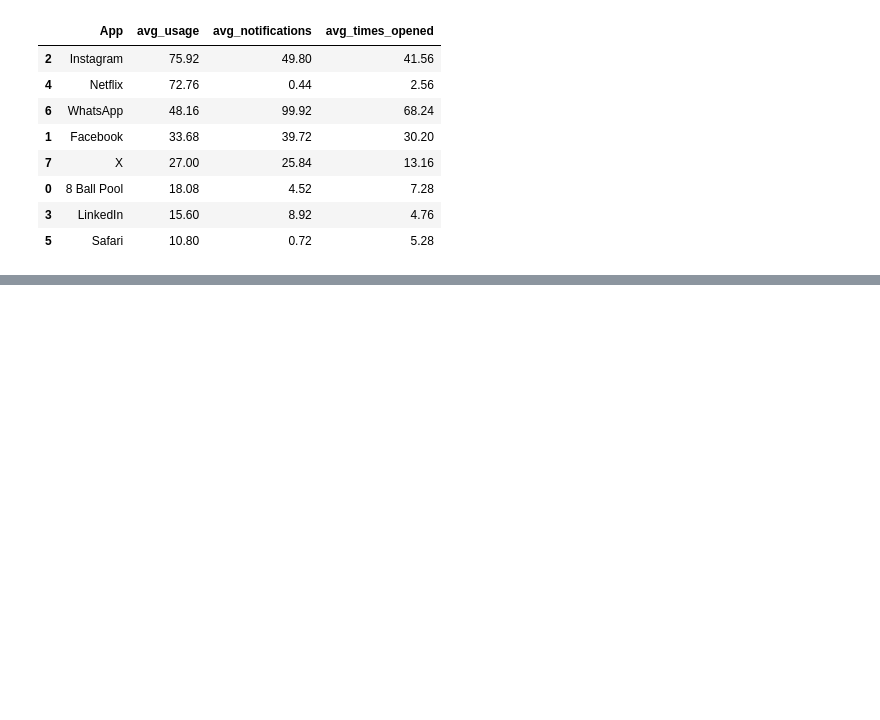
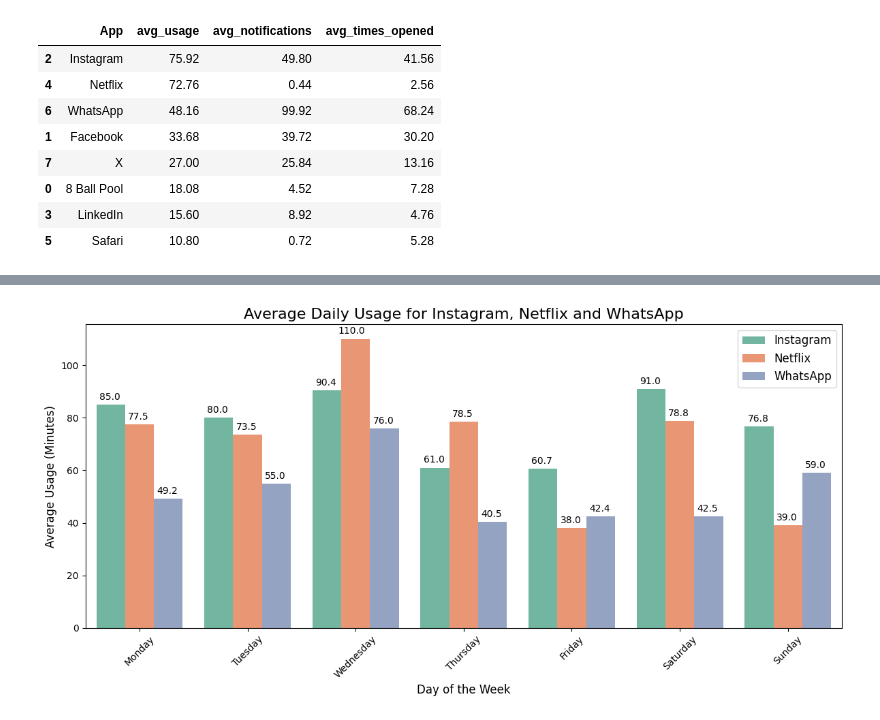
Before and after one commit to ambika1us/Screen-time-analysis-, a Jupyter notebook: Analyzing_Screen_Time.ipynb, the cells around one changed output, grey strips where cells are left out. Cells and saved outputs as stored; diff of their text form; code cells hidden in the pictures; blank space fills up the shorter version.

```diff
--- a/Analyzing_Screen_Time.ipynb
+++ b/Analyzing_Screen_Time.ipynb
@@ -133,0 +131,24 @@ Passing `palette` without assigning `hue` is deprecated and will be removed in v
+# %%
+top_app_data=data[data['App'].isin(['Instagram','Netflix','WhatsApp'])]
+daily_app_usage=top_app_data.groupby(['App','Day of Week'])['Usage (minutes)'].mean().reindex(
+    pd.MultiIndex.from_product([['Instagram','Netflix','WhatsApp'],['Monday','Tuesday','Wednesday','Thursday','Friday','Saturday','Sunday']],
+                           names=['App','Day of Week'])).reset_index()
+
+plt.figure(figsize=(12,6))
+ax=sns.barplot(x='Day of Week',y='Usage (minutes)',hue='App',data=daily_app_usage,palette='Set2')
+
+for p in ax.patches:
+  height=p.get_height()
+  if height>0:
+    ax.annotate(f'{height:.1f}',(p.get_x()+p.get_width()/2,height), ha='right',va='center',xytext=(10,8),textcoords='offset points')
+
+plt.title('Average Daily Usage for Instagram, Netflix and WhatsApp', fontsize=16)
+plt.ylabel('Average Usage (Minutes)', fontsize=12)
+plt.xlabel('Day of the Week', fontsize=12)
+plt.xticks(rotation=45,fontsize=10)
+plt.yticks(fontsize=10)
+plt.legend(fontsize=12)
+plt.tight_layout()
+plt.show()
+# %% [output]
+[figure, added]
```
Also changed, not shown: parts of 2 cells of this notebook.
